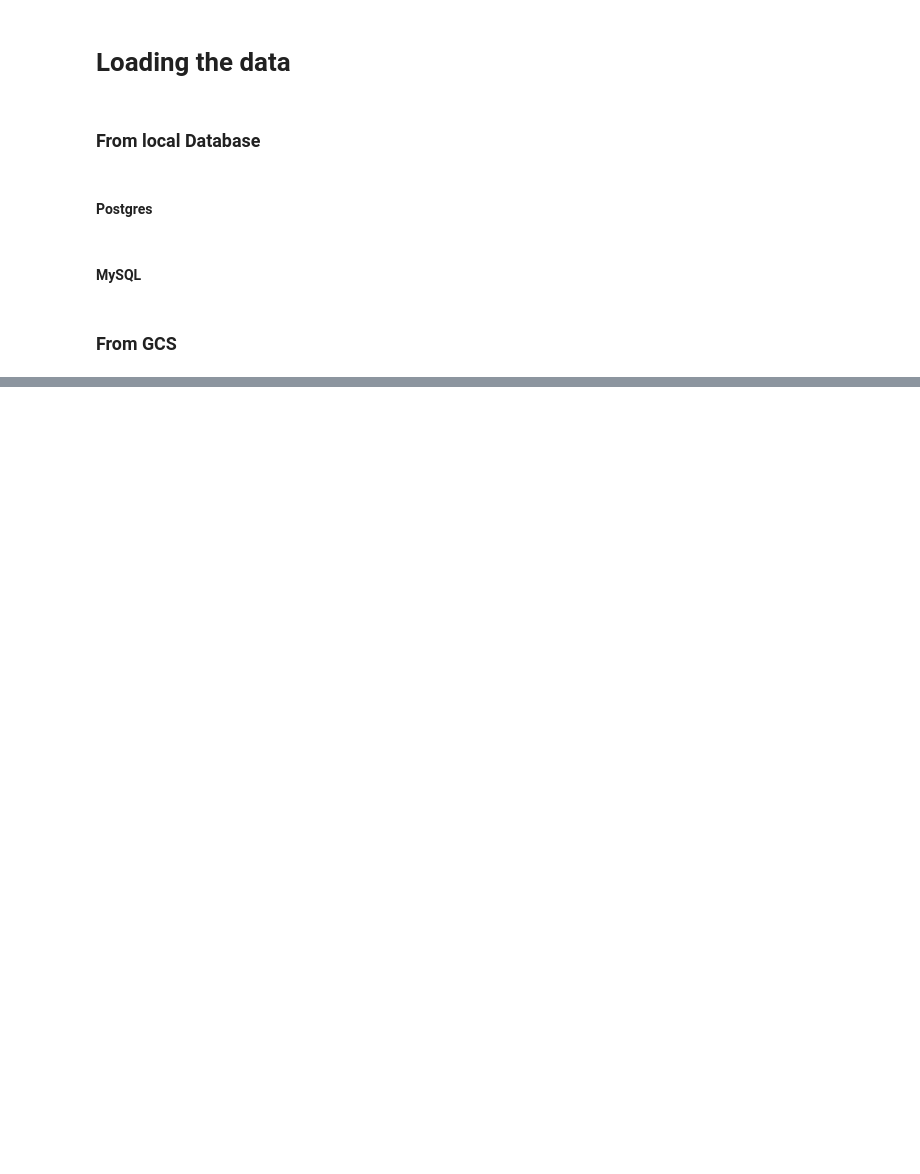
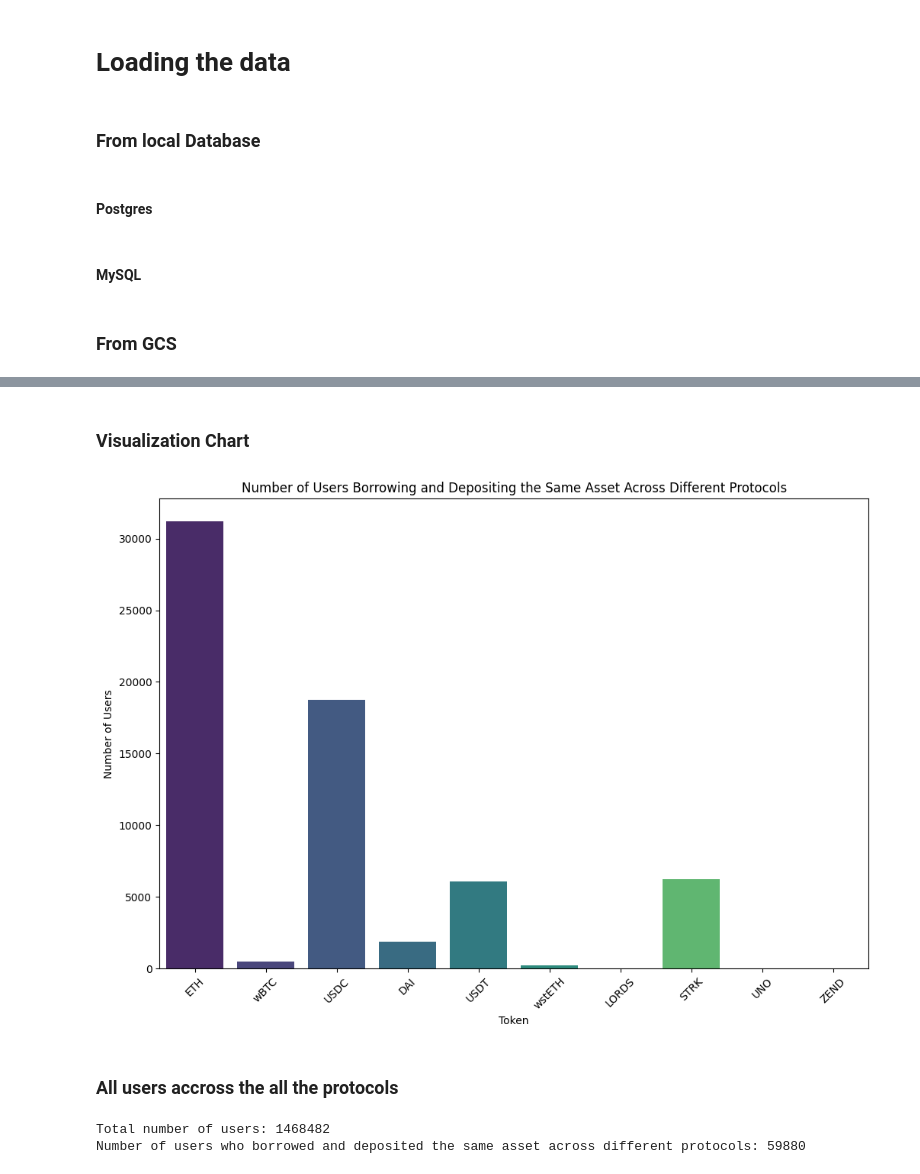
Before and after one commit to CarmineOptions/derisk-research, a Jupyter notebook: notebooks/analyze_looping_across_lending_protocols.ipynb, the cells around one changed output, grey strips where cells are left out. Drawn from its saved outputs; the diff is of its cells as text; code cells hidden in the pictures; blank space fills up the shorter version.

```diff
--- a/notebooks/analyze_looping_across_lending_protocols.ipynb
+++ b/notebooks/analyze_looping_across_lending_protocols.ipynb
@@ -169,0 +174,25 @@ for protocol,url in parquet_urls.items():
+# %%
+# Tokens to analyze
+tokens = ["ETH", "wBTC", "USDC", "DAI", "USDT", "wstETH", "LORDS", "STRK", "UNO", "ZEND"]
+
+# Initialize a dictionary to keep track of borrowed and collateral assets
+borrowed_assets = {}
+collateral_assets = {}
+
+# Extract and split the collateral and debt information for each protocol
+for protocol, df in dataframes.items():
+    for token in tokens:
+        borrowed_assets.setdefault(token, set()).update(df[df['Debt'].str.contains(token, na=False)]['User'])
+        collateral_assets.setdefault(token, set()).update(df[df['Collateral'].str.contains(token, na=False)]['User'])
+
+# Find users who borrowed an asset on one protocol and deposited the same asset as collateral on another protocol
+common_users = {}
+for token in tokens:
+    common_users[token] = borrowed_assets[token].intersection(collateral_assets[token])
+
+# Count unique users for each token
+user_counts = {token: len(users) for token, users in common_users.items()}
+
+# Display results
+for token, count in user_counts.items():
+    print(f"{token}: {count} users have borrowed and deposited the same asset across different protocols.")
@@ -169,0 +210,47 @@ for protocol,url in parquet_urls.items():
+# %% [markdown]
+### Visualization Chart
+# %%
+# Convert the results to a DataFrame for plotting
+results_df = pd.DataFrame(list(user_counts.items()), columns=['Token', 'User Count'])
+
+# Plot the results
+plt.figure(figsize=(12, 8))
+sns.barplot(data=results_df, x='Token', y='User Count', hue='Token', dodge=False, palette='viridis', legend=False)
+plt.title('Number of Users Borrowing and Depositing the Same Asset Across Different Protocols')
+plt.xlabel('Token')
+plt.ylabel('Number of Users')
+plt.xticks(rotation=45)
+plt.show()
+# %% [output]
+[figure, added]
+# %% [markdown]
+### All users accross the all the protocols
+# %%
+all_users = set()
+
+# Extract and split the collateral and debt information for each protocol
+for protocol, df in dataframes.items():
+    all_users.update(df['User'])  # Add all users to the set of all users
+    for token in tokens:
+        borrowed_assets.setdefault(token, set()).update(df[df['Debt'].str.contains(token, na=False)]['User'])
+        collateral_assets.setdefault(token, set()).update(df[df['Collateral'].str.contains(token, na=False)]['User'])
+
+# Find users who borrowed an asset on one protocol and deposited the same asset as collateral on another protocol
+common_users = {}
+for token in tokens:
+    common_users[token] = borrowed_assets[token].intersection(collateral_assets[token])
+
+# Count unique users for each token
+user_counts = {token: len(users) for token, users in common_users.items()}
+
+# Calculate total users and users involved in borrowing and depositing
+total_users = len(all_users)
+unique_common_users = set().union(*common_users.values())
+total_common_users = len(unique_common_users)
+
+# Print results
+print(f"Total number of users: {total_users}")
+print(f"Number of users who borrowed and deposited the same asset across different protocols: {total_common_users}")
+# %% [output]
+Total number of users: 1468482
+Number of users who borrowed and deposited the same asset across different protocols: 59880
```
Also changed, not shown: parts of 9 cells of this notebook.
